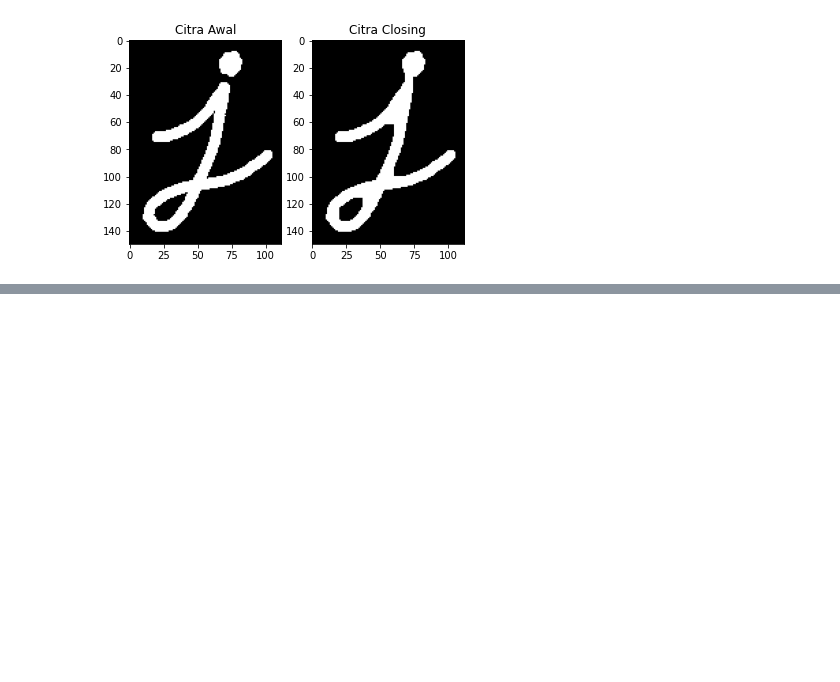
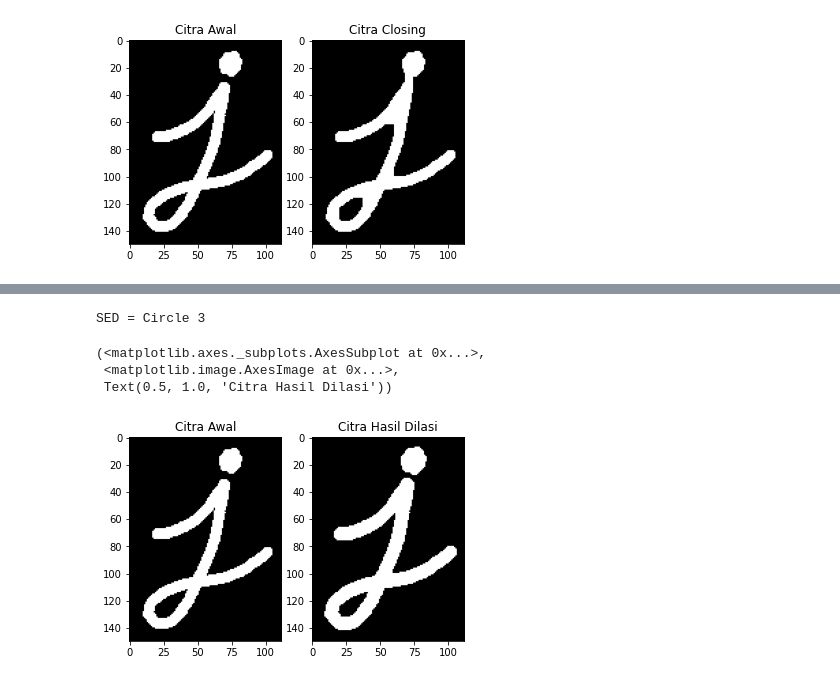
Before and after one commit to mashhisyam/PCVK_Genap_2022, a Jupyter notebook: Week8.ipynb, the cells around one changed output, grey strips where cells are left out. Saved outputs shown, nothing was run; the diff lists cells and outputs as text; code cells hidden in the pictures; blank space fills up the shorter version.

```diff
--- a/Week8.ipynb
+++ b/Week8.ipynb
@@ -188,0 +133,13 @@ plt.subplot(133),plt.imshow(imgErode, cmap='gray'),plt.title('Citra Erosi')
+# %%
+kernel_3x3 = cv2.getStructuringElement(cv2.MORPH_ELLIPSE, (3,3))
+circleDilation_3x3 = cv2.dilate(img, kernel_3x3, iterations = 1)
+
+print('SED = Circle 3')
+plt.subplot(121),plt.imshow(img),plt.title('Citra Awal')
+plt.subplot(122),plt.imshow(circleDilation_3x3),plt.title('Citra Hasil Dilasi')
+# %% [output]
+SED = Circle 3
+(<matplotlib.axes._subplots.AxesSubplot at 0x...>,
+ <matplotlib.image.AxesImage at 0x...>,
+ Text(0.5, 1.0, 'Citra Hasil Dilasi'))
+[figure, added]
```
Also changed, not shown: parts of 9 cells of this notebook.
